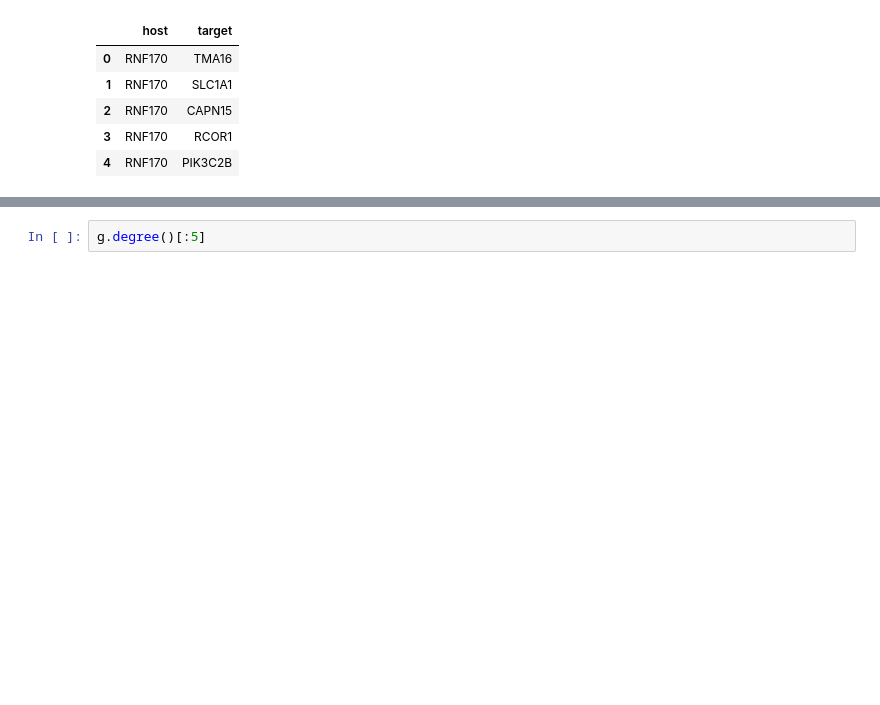
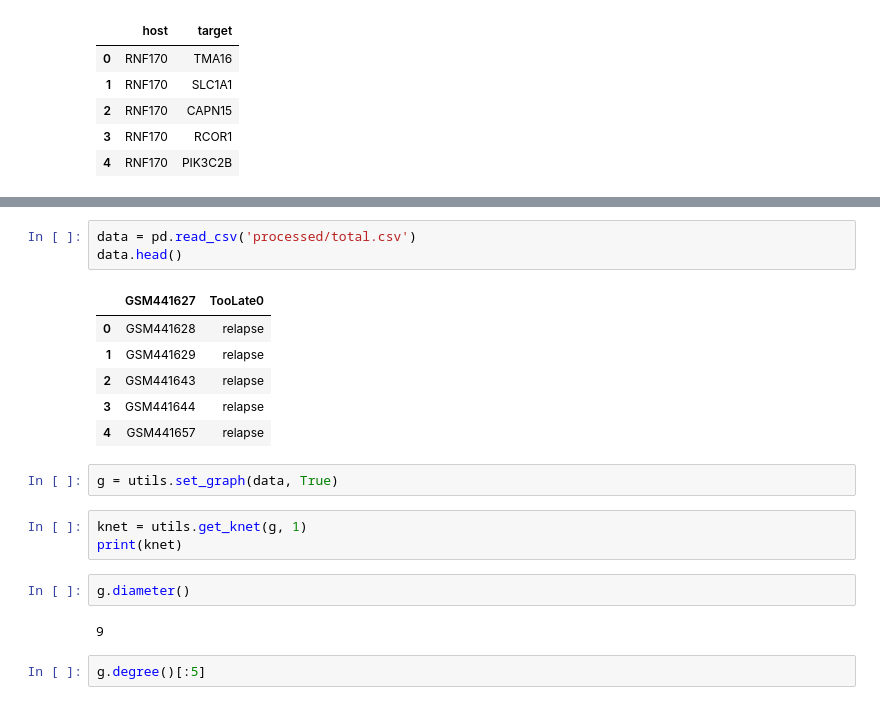
Before and after one commit to AlexFes/msu_graph, a Jupyter notebook: main.ipynb, the cells around one changed output, grey strips where cells are left out. Drawn from its saved outputs; the diff is of its cells as text; blank space fills up the shorter version.

```diff
--- a/main.ipynb
+++ b/main.ipynb
@@ -28,3 +36,22 @@ IGRAPH DN-- 14187 224436 --
+# %%
+data = pd.read_csv('processed/total.csv')
+data.head()
+# %% [output]
+|  | GSM441627 | TooLate0 |
+| 0 | GSM441628 | relapse |
+| 1 | GSM441629 | relapse |
+| 2 | GSM441643 | relapse |
+| 3 | GSM441644 | relapse |
+| 4 | GSM441657 | relapse |
+# %%
+g = utils.set_graph(data, True)
+# %%
+knet = utils.get_knet(g, 1)
+print(knet)
+# %%
+g.diameter()
+# %% [output]
+9
 # %%
 g.degree()[:5]
 # %% [output]
```
Also changed, not shown: parts of 4 cells of this notebook, 2 other files.
